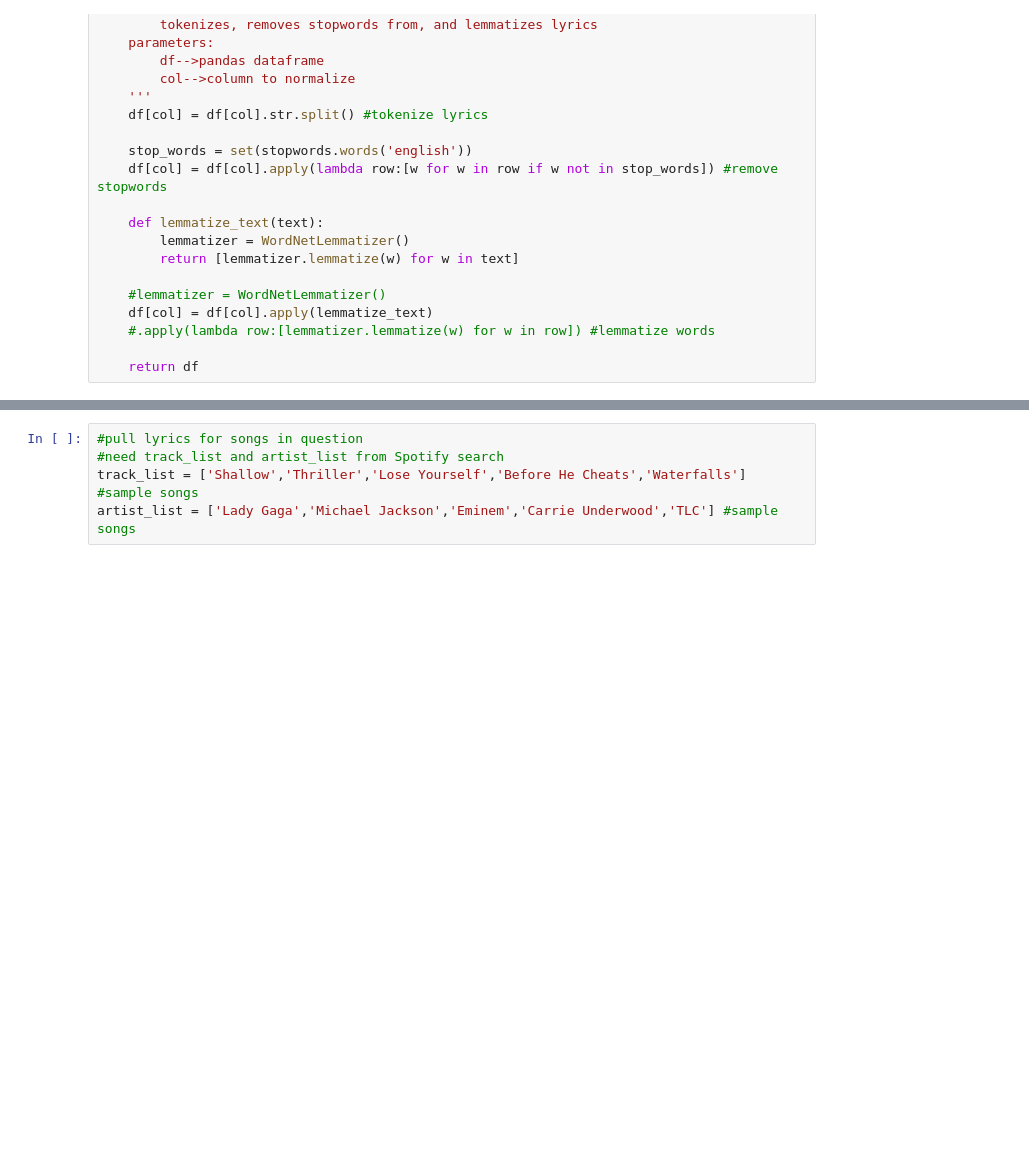
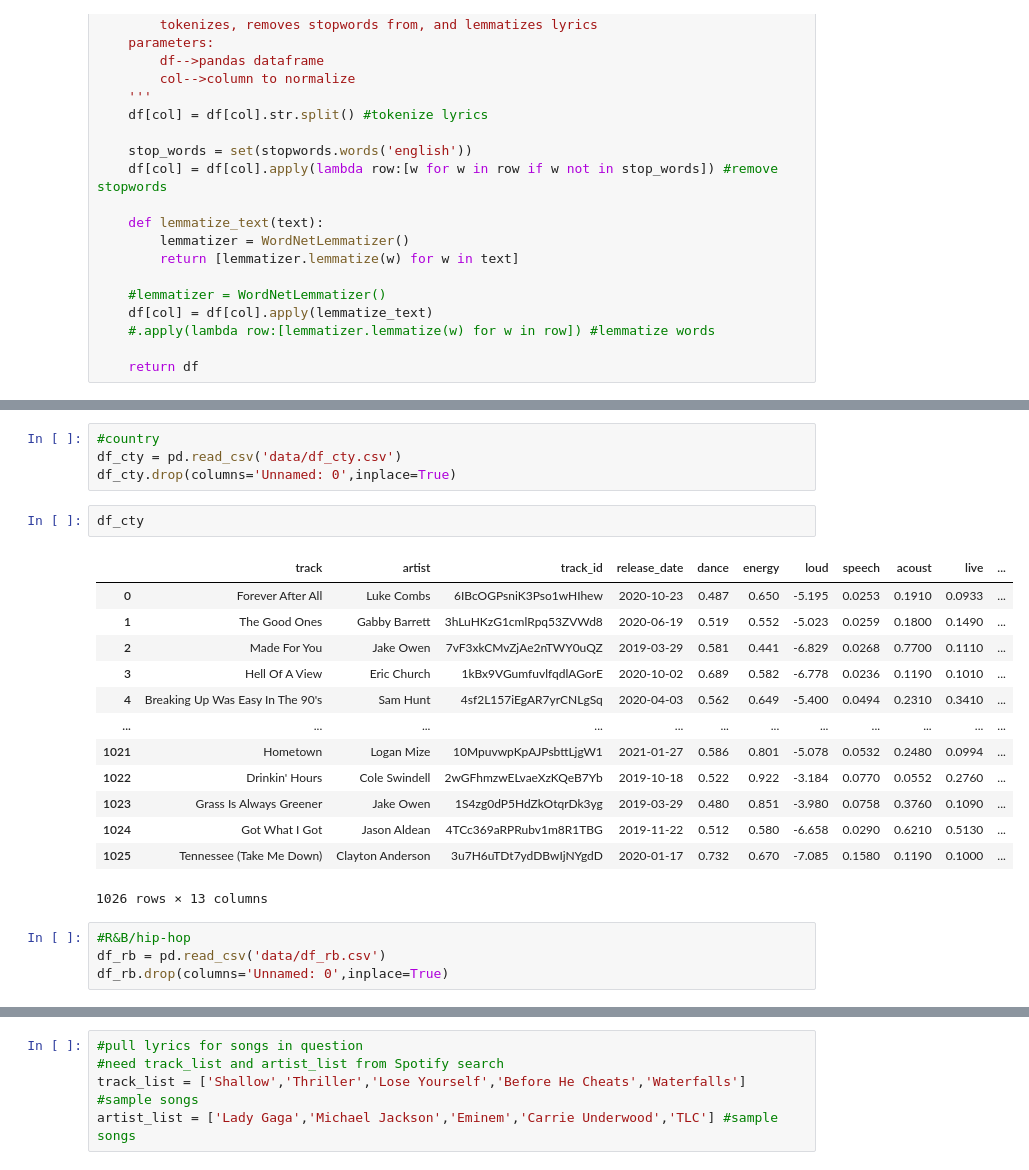
Before and after one commit to smyottb/song_analysis, a Jupyter notebook: lyric_analysis.ipynb, the cells around one changed output, grey strips where cells are left out. Drawn from its saved outputs; the diff is of its cells as text; blank space fills up the shorter version.

Commit message:
read in df from spotify_analysis

```diff
--- a/lyric_analysis.ipynb
+++ b/lyric_analysis.ipynb
@@ -76,0 +90,24 @@ def normalize_lyrics(df,col):
+# %%
+#country
+df_cty = pd.read_csv('data/df_cty.csv')
+df_cty.drop(columns='Unnamed: 0',inplace=True)
+# %%
+df_cty
+# %% [output]
+|  | track | artist | track_id | release_date | dance | energy | loud | speech | acoust | live | ... |
+| 0 | Forever After All | Luke Combs | 6IBcOGPsniK3Pso1wHIhew | 2020-10-23 | 0.487 | 0.650 | -5.195 | 0.0253 | 0.1910 | 0.0933 | ... |
+| 1 | The Good Ones | Gabby Barrett | 3hLuHKzG1cmlRpq53ZVWd8 | 2020-06-19 | 0.519 | 0.552 | -5.023 | 0.0259 | 0.1800 | 0.1490 | ... |
+| 2 | Made For You | Jake Owen | 7vF3xkCMvZjAe2nTWY0uQZ | 2019-03-29 | 0.581 | 0.441 | -6.829 | 0.0268 | 0.7700 | 0.1110 | ... |
+| 3 | Hell Of A View | Eric Church | 1kBx9VGumfuvlfqdlAGorE | 2020-10-02 | 0.689 | 0.582 | -6.778 | 0.0236 | 0.1190 | 0.1010 | ... |
+| 4 | Breaking Up Was Easy In The 90's | Sam Hunt | 4sf2L157iEgAR7yrCNLgSq | 2020-04-03 | 0.562 | 0.649 | -5.400 | 0.0494 | 0.2310 | 0.3410 | ... |
+| ... | ... | ... | ... | ... | ... | ... | ... | ... | ... | ... | ... |
+| 1021 | Hometown | Logan Mize | 10MpuvwpKpAJPsbttLjgW1 | 2021-01-27 | 0.586 | 0.801 | -5.078 | 0.0532 | 0.2480 | 0.0994 | ... |
+| 1022 | Drinkin' Hours | Cole Swindell | 2wGFhmzwELvaeXzKQeB7Yb | 2019-10-18 | 0.522 | 0.922 | -3.184 | 0.0770 | 0.0552 | 0.2760 | ... |
+| 1023 | Grass Is Always Greener | Jake Owen | 1S4zg0dP5HdZkOtqrDk3yg | 2019-03-29 | 0.480 | 0.851 | -3.980 | 0.0758 | 0.3760 | 0.1090 | ... |
+| 1024 | Got What I Got | Jason Aldean | 4TCc369aRPRubv1m8R1TBG | 2019-11-22 | 0.512 | 0.580 | -6.658 | 0.0290 | 0.6210 | 0.5130 | ... |
+| 1025 | Tennessee (Take Me Down) | Clayton Anderson | 3u7H6uTDt7ydDBwIjNYgdD | 2020-01-17 | 0.732 | 0.670 | -7.085 | 0.1580 | 0.1190 | 0.1000 | ... |
+1026 rows × 13 columns
+# %%
+#R&B/hip-hop
+df_rb = pd.read_csv('data/df_rb.csv')
+df_rb.drop(columns='Unnamed: 0',inplace=True)
```
Also changed, not shown: parts of 12 cells of this notebook.
